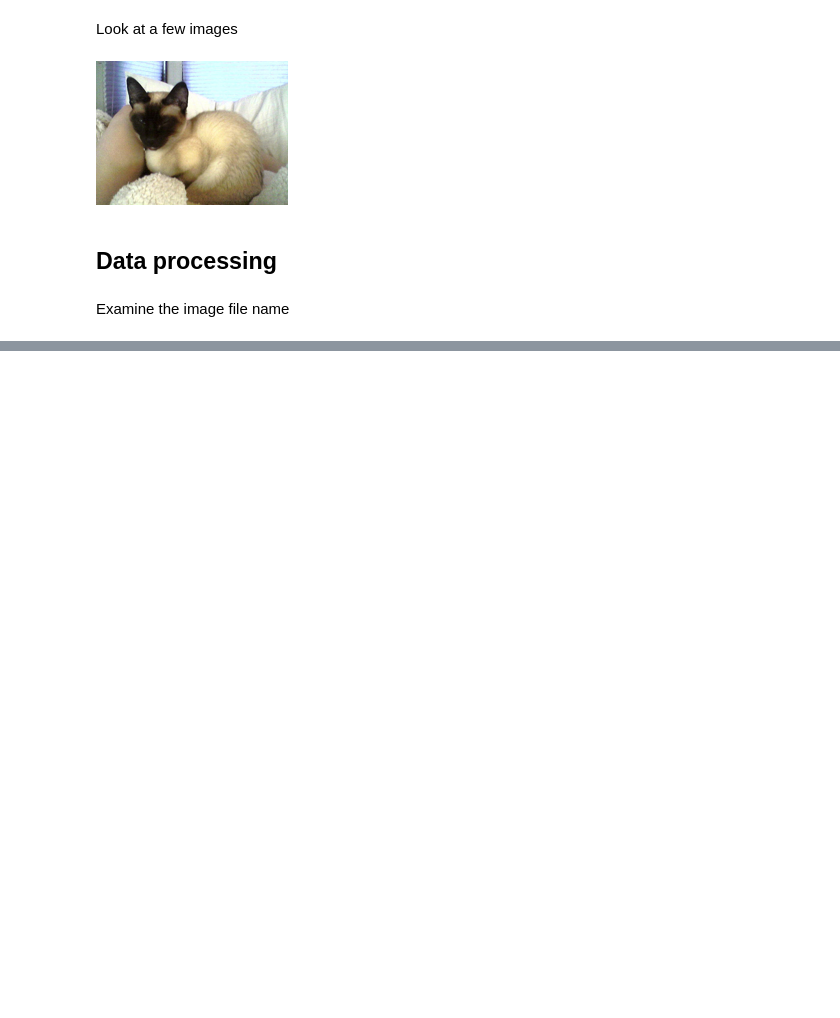
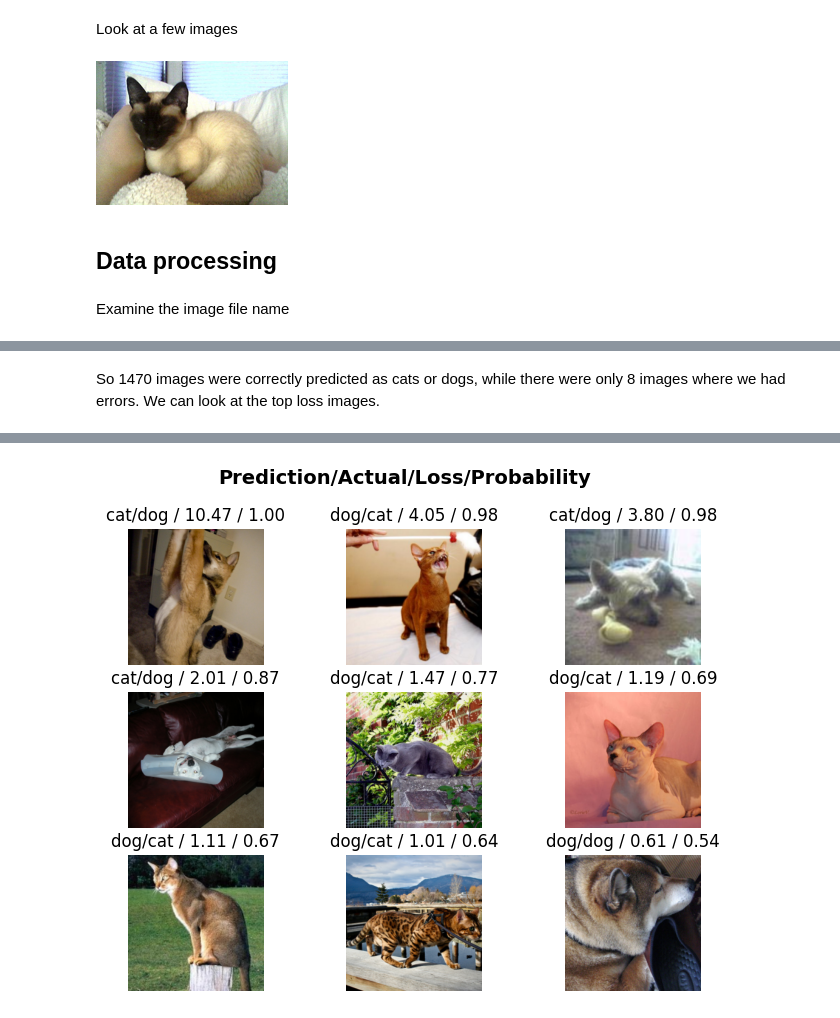
Before and after one commit to TheCong07/data-5100-foundations-of-data-science, a Jupyter notebook: classification/image_classification.ipynb, the cells around one changed output, grey strips where cells are left out. Drawn from its saved outputs; the diff is of its cells as text; code cells hidden in the pictures; blank space fills up the shorter version.

```diff
--- a/classification/image_classification.ipynb
+++ b/classification/image_classification.ipynb
@@ -42,0 +96,5 @@ file_name[:5]
+# %% [markdown]
+So 1470 images were correctly predicted as cats or dogs, while there were only 8 images where we had errors. We can look at the top loss images.
+# %%
+interp.plot_top_losses(9, nrows=3, figsize=(8,6))
+# %% [output]
@@ -42,0 +102 @@ file_name[:5]
+[figure, added]
```
Also changed, not shown: parts of 31 cells of this notebook.
